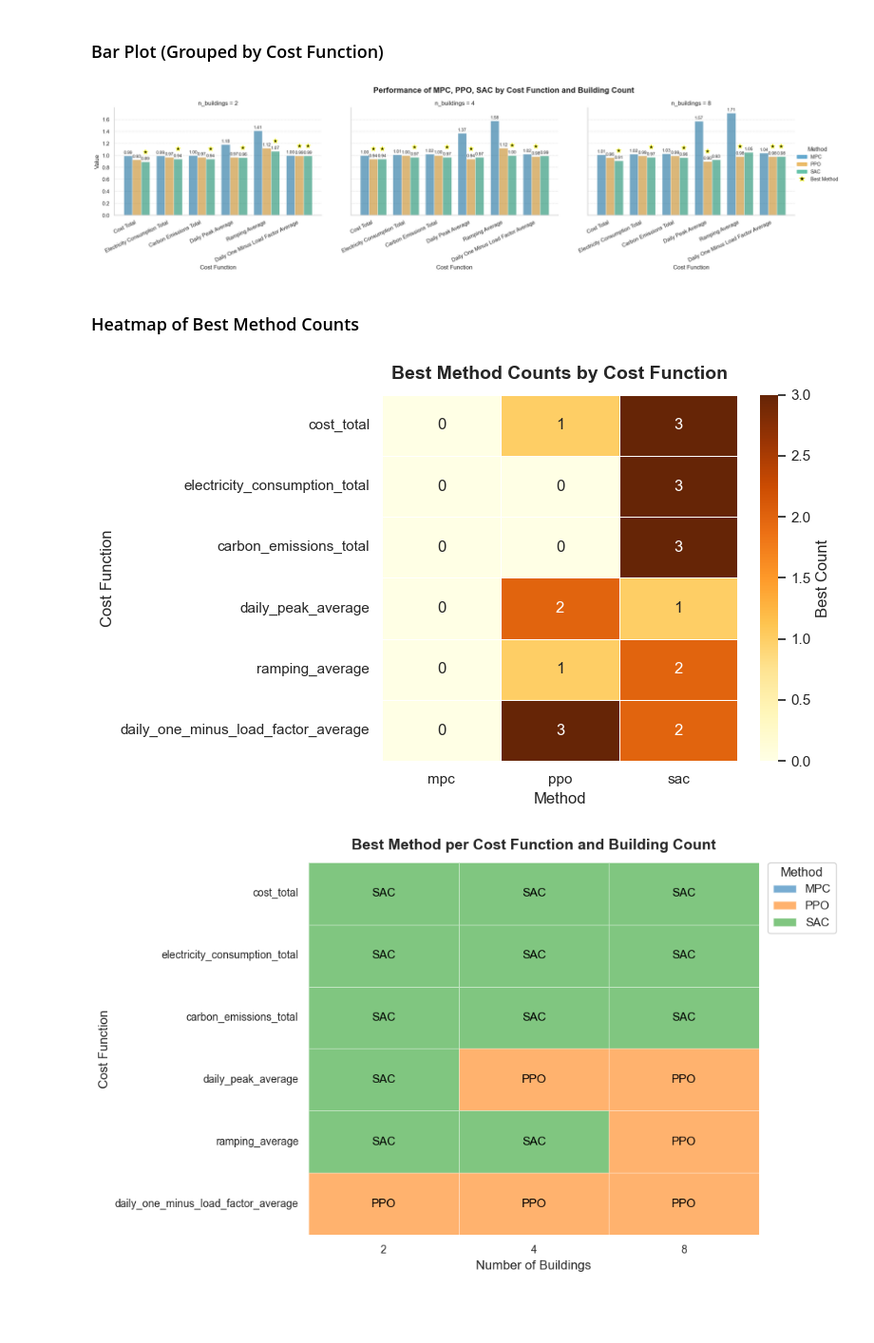
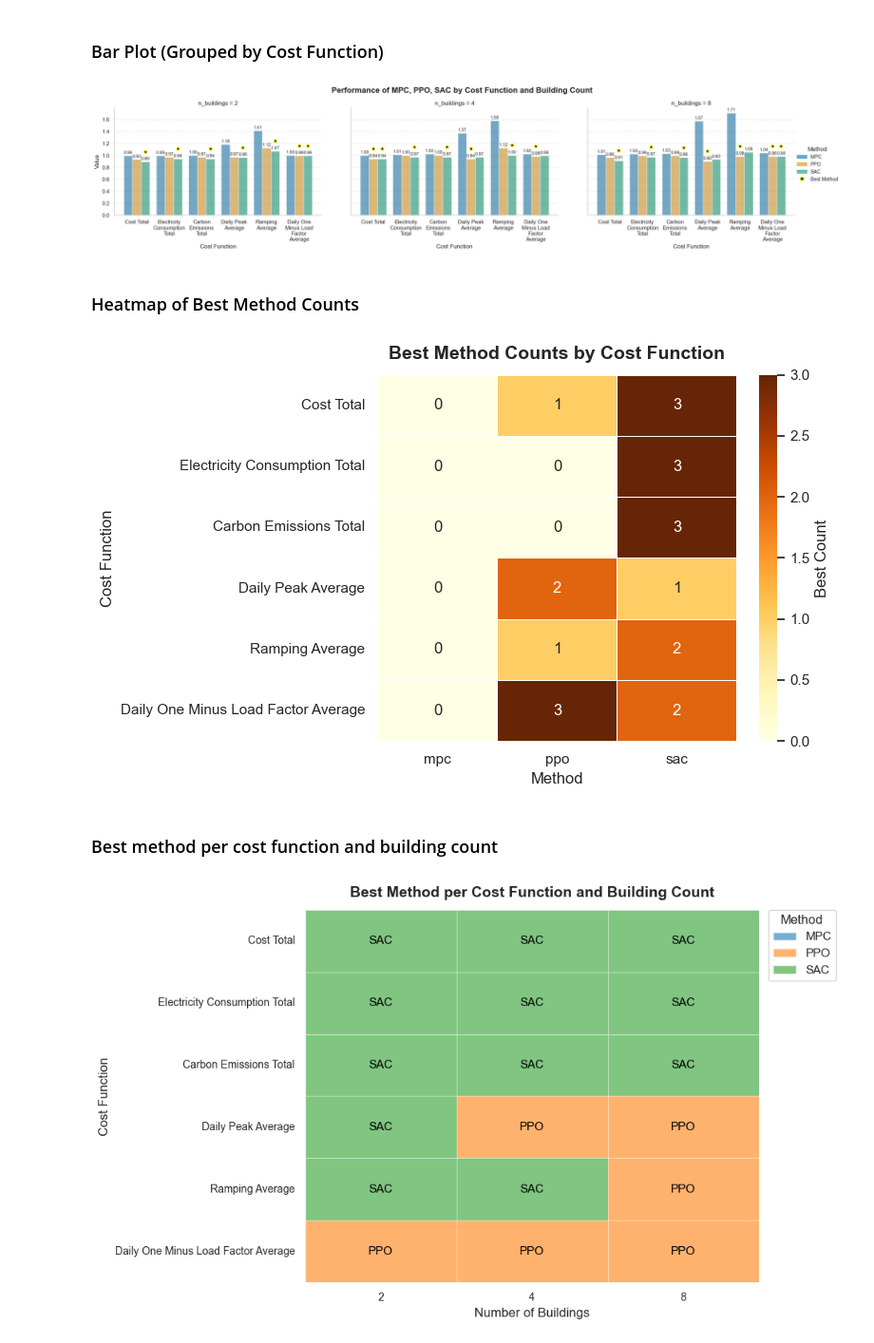
Before and after one commit to yijint/CityLearn_thesis, a Jupyter notebook: analysis.ipynb, the cells around one changed output. Shown: that part at 95% size. Drawn from its saved outputs; the diff is of its cells as text; code cells hidden in the pictures; blank space fills up the shorter version.

Commit message:
graphs for performance

```diff
--- a/analysis.ipynb
+++ b/analysis.ipynb
@@ -84,8 +47,29 @@ ordered_costs = [
+# %%
+# Convert to long format for seaborn
+df_long = all_results.melt(
+    id_vars=['n_buildings', 'cost_function'],
+    value_vars=['mpc', 'ppo', 'sac'],
+    var_name='method',
+    value_name='value'
+)
+
+# color transparency
+ALPHA = 0.6
+
+# order of the cost functions
+ordered_costs = [
+    "cost_total",
+    "electricity_consumption_total",
+    "carbon_emissions_total",
+    "daily_peak_average",
+    "ramping_average",
+    "daily_one_minus_load_factor_average",
+]
 # %% [markdown]
 ### Line Plot of Method Performance Across Cost Functions and Building Counts
 # %%
 # Identify the best method per group (min value)
-df_long['is_best'] = df_long.groupby(['n_buildings', 'cost_function'])['value'].transform('min') == df_long['value']
+df_long['is_best'] = df_long.groupby(['n_buildings', 'cost_function'], observed=False)['value'].transform('min') == df_long['value']
 
 # Set up colorblind-friendly palette
 palette = sns.color_palette("colorblind")
@@ -95,14 +79,14 @@ df_long['cost_function'] = pd.Categorical(
     df_long['cost_function'],
     categories=ordered_costs,
     ordered=True
-)
+).dropna()
 
 # Plot
 sns.set(style="whitegrid")
 g = sns.FacetGrid(
     df_long, col="cost_function",
     col_order = ordered_costs,
-    col_wrap=3, height=4, sharey=False  # normalize y-limits
+    col_wrap=3, height=4, sharey=False # normalize y-limits
 )
 
 # Add lines with markers and highlight best points
@@ -121,7 +105,7 @@ def plot_func(data, **kwargs):
 g.map_dataframe(plot_func)
 
 # Improve axis labels
-for ax in g.axes.flat:
+for i, ax in enumerate(g.axes.flat):
     ax.set_ylabel("Normalized Cost")
     ax.set_xlabel("Number of Buildings")
 
@@ -187,7 +171,7 @@ g.set_axis_labels("Cost Function", "Value")
 
 # Adjust spacing
 g.fig.subplots_adjust(right=0.85, hspace=0.3, top=0.88)
-g.fig.suptitle("Performance of MPC, PPO, SAC by Cost Function and Building Count", fontsize=16, y=1.02, fontweight='bold')
+g.fig.suptitle("Performance of MPC, PPO, SAC by Cost Function and Building Count", fontsize=16, x=0.45, y=1.02, fontweight='bold')
 
 # Clean up ticks, titles, annotate values and stars
 for ax, n in zip(g.axes.flat, [2, 4, 8]):
@@ -196,9 +180,9 @@ for ax, n in zip(g.axes.flat, [2, 4, 8]):
 
     # Format x-axis labels
     xticks = ax.get_xticks()
-    xticklabels = [tick.get_text().replace('_', ' ').title() for tick in ax.get_xticklabels()]
+    xticklabels = ['\n'.join(textwrap.wrap(tick.get_text().replace('_', ' ').title(), width=11)) for tick in ax.get_xticklabels()]
     ax.set_xticks(xticks)
-    ax.set_xticklabels(xticklabels, rotation=25, ha='right')
+    ax.set_xticklabels(xticklabels, rotation=0, ha='center')
 
     # Add grid lines
     ax.yaxis.grid(True, linestyle='--', linewidth=0.5)
@@ -230,34 +214,34 @@ for ax, n in zip(g.axes.flat, [2, 4, 8]):
                     bar.get_height() + 0.17,
                     marker='*', s=100, zorder=10,
                     facecolor='black', edgecolor='yellow'
                 )
 
 # Add custom legend on the right
 method_handles = [
     mpatches.Patch(color=color_map[m], label=m.upper(), alpha=ALPHA) for m in method_order
 ]
 star_legend = mlines.Line2D(
     [], [], marker='*', linestyle='None',
     markersize=12,
     markerfacecolor='black',
     markeredgecolor='yellow',
     label='Best Method'
 )
 
 g._legend.remove()
 legend = g.fig.legend(
     handles=method_handles + [star_legend],
     title="Method",
     loc='center left',
     bbox_to_anchor=(0.85, 0.5),
     borderaxespad=0,
     fontsize='small',
     title_fontsize='medium'
 )
 legend.get_frame().set_visible(False)
 plt.show()
 # %% [output]
-[figure, old version]
+[figure, new version]
 # %% [markdown]
 ### Heatmap of Best Method Counts
 # %%
@@ -273,6 +257,9 @@ best_counts = best_counts.reindex(columns=["mpc", "ppo", "sac"], fill_value=0)
 best_counts['total'] = best_counts.sum(axis=1)
 best_counts = best_counts.sort_values('total', ascending=False).drop(columns='total')
 best_counts = best_counts.reindex(ordered_costs)
+best_counts.index = [
+    label.replace('_', ' ').title() for label in best_counts.index
+]
 
 # Plot
 plt.figure(figsize=(8, 5))
@@ -291,7 +278,9 @@ plt.yticks(rotation=0)
 plt.tight_layout()
 plt.show()
 # %% [output]
-[figure, old version]
+[figure, new version]
+# %% [markdown]
+### Best method per cost function and building count
 # %%
 # Color palette
 method_to_code = {"mpc": 0, "ppo": 1, "sac": 2}
```
Also changed, not shown: parts of 12 cells of this notebook.
